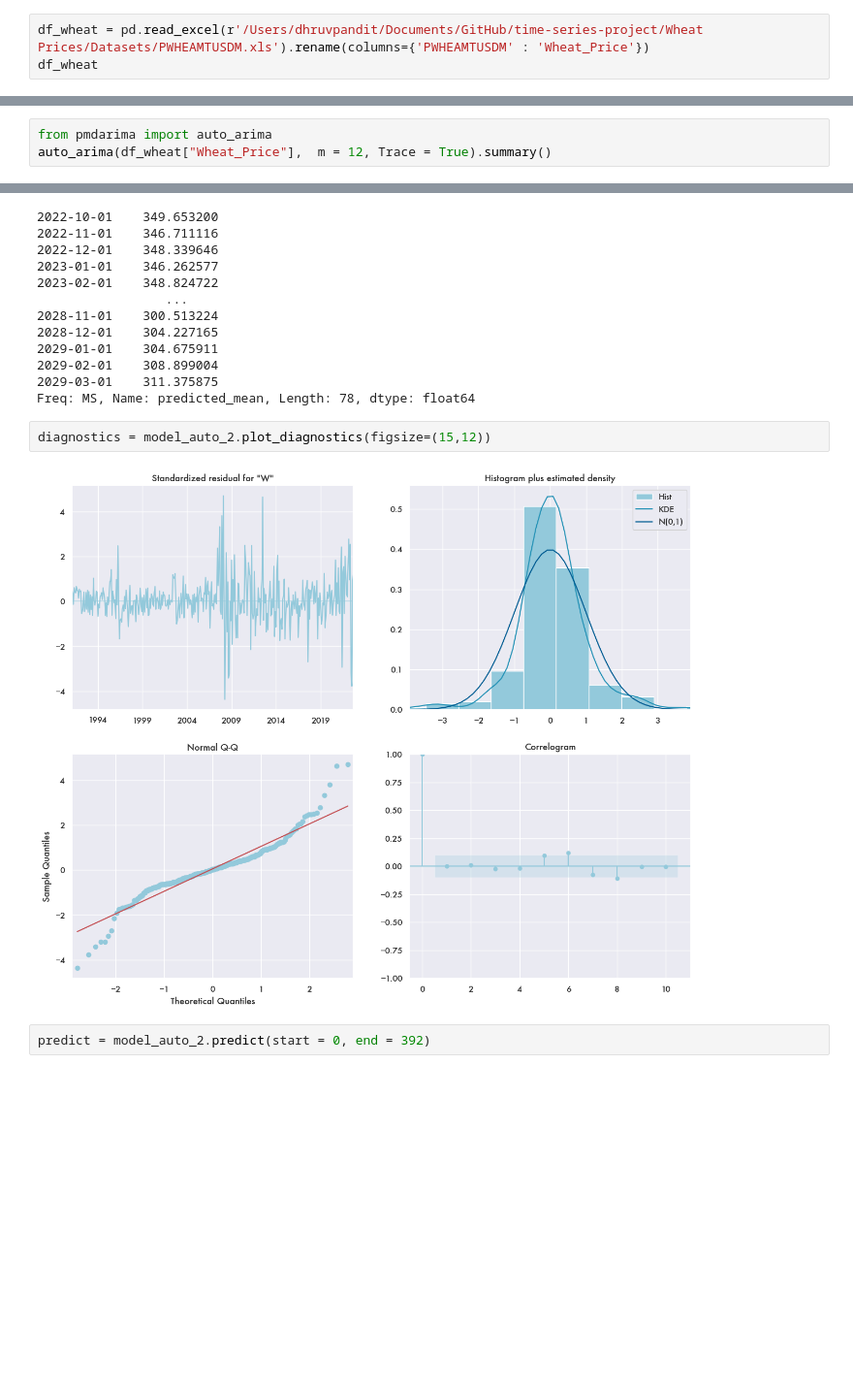
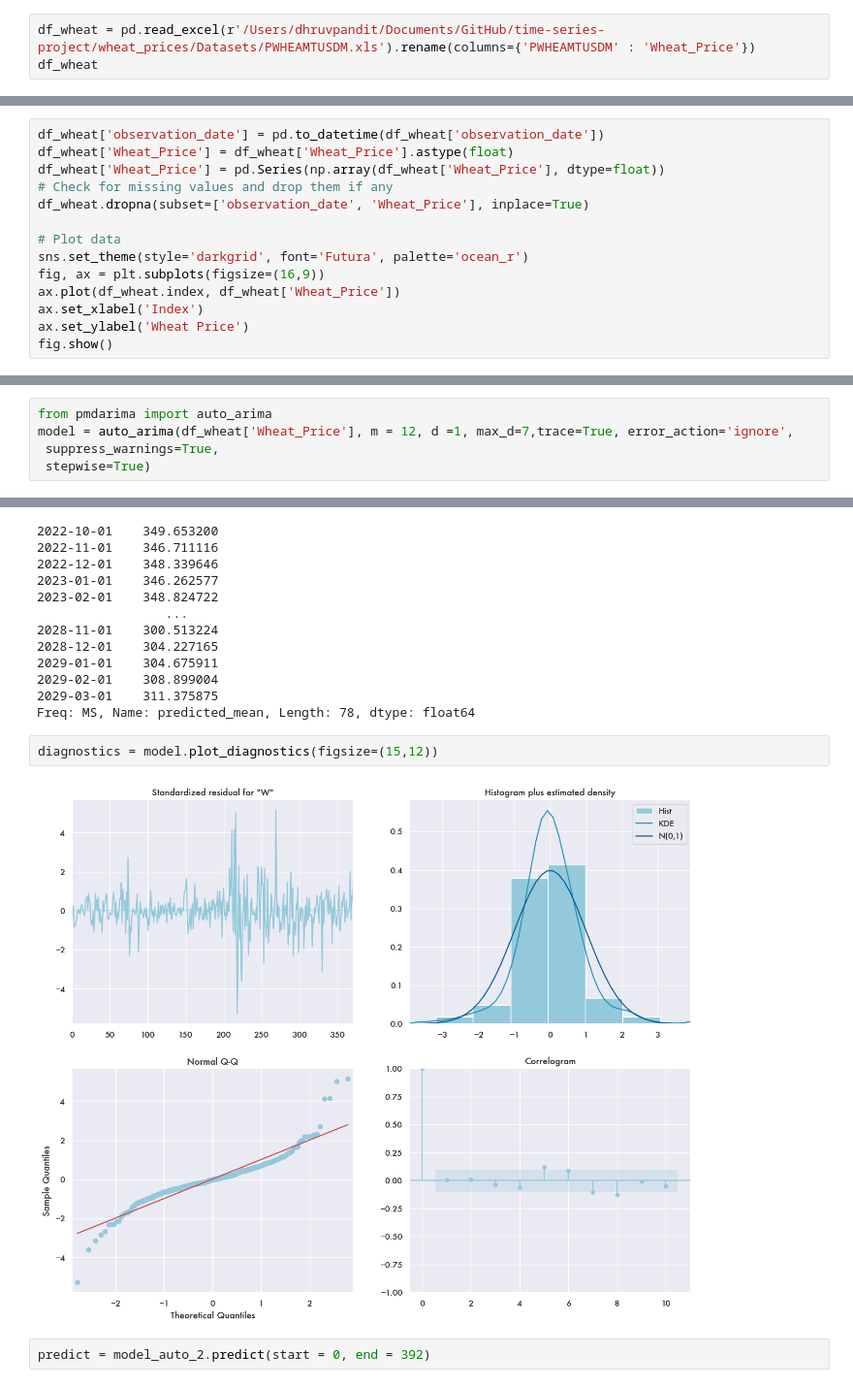
Before and after one commit to dhruv-pandit/time-series-project, a Jupyter notebook: wheat_prices/code/notebook_analysis_dhruv.ipynb, the cells around one changed output, grey strips where cells are left out. Shown at 97% size. Drawn from its saved outputs; the diff is of its cells as text; blank space fills up the shorter version.

```diff
--- a/Wheat Prices/Code:Notebooks/notebook_analysis_dhruv.ipynb
+++ b/wheat_prices/code/notebook_analysis_dhruv.ipynb
@@ -13,7 +13,7 @@ from statsmodels.tsa.statespace.sarimax import SARIMAX
 ## Notebook for Wheat Price
 * Dhruv Pandit 2022
 # %%
-df_wheat = pd.read_excel(r'/Users/dhruvpandit/Documents/GitHub/time-series-project/Wheat Prices/Datasets/PWHEAMTUSDM.xls').rename(columns={'PWHEAMTUSDM' : 'Wheat_Price'})
+df_wheat = pd.read_excel(r'/Users/dhruvpandit/Documents/GitHub/time-series-project/wheat_prices/Datasets/PWHEAMTUSDM.xls').rename(columns={'PWHEAMTUSDM' : 'Wheat_Price'})
 df_wheat
 # %% [output]
 |  | observation_date | Wheat_Price |
@@ -31,0 +37,14 @@ df_wheat
+# %%
+df_wheat['observation_date'] = pd.to_datetime(df_wheat['observation_date'])
+df_wheat['Wheat_Price'] = df_wheat['Wheat_Price'].astype(float)
+df_wheat['Wheat_Price'] = pd.Series(np.array(df_wheat['Wheat_Price'], dtype=float))
+# Check for missing values and drop them if any
+df_wheat.dropna(subset=['observation_date', 'Wheat_Price'], inplace=True)
+
+# Plot data
+sns.set_theme(style='darkgrid', font='Futura', palette='ocean_r')
+fig, ax = plt.subplots(figsize=(16,9))
+ax.plot(df_wheat.index, df_wheat['Wheat_Price'])
+ax.set_xlabel('Index')
+ax.set_ylabel('Wheat Price')
+fig.show()
@@ -187,5 +208,7 @@ At iterate    5    f=  4.08605D+00    |proj g|=  9.17578D-03
 STOP: TOTAL NO. of ITERATIONS REACHED LIMIT
 # %%
 from pmdarima import auto_arima
-auto_arima(df_wheat["Wheat_Price"],  m = 12, Trace = True).summary()
+model = auto_arima(df_wheat['Wheat_Price'], m = 12, d =1, max_d=7,trace=True, error_action='ignore',
+ suppress_warnings=True,
+ stepwise=True)
 # %% [output]
@@ -409,9 +432,9 @@ forecast_values.predicted_mean
 2029-03-01    311.375875
 Freq: MS, Name: predicted_mean, Length: 78, dtype: float64
 # %%
-diagnostics = model_auto_2.plot_diagnostics(figsize=(15,12))
+diagnostics = model.plot_diagnostics(figsize=(15,12))
 # %% [output]
-[figure, old version]
+[figure, new version]
 # %%
 predict = model_auto_2.predict(start = 0, end = 392)
 # %%
```
Also changed, not shown: parts of 6 cells of this notebook, 6 other files.
